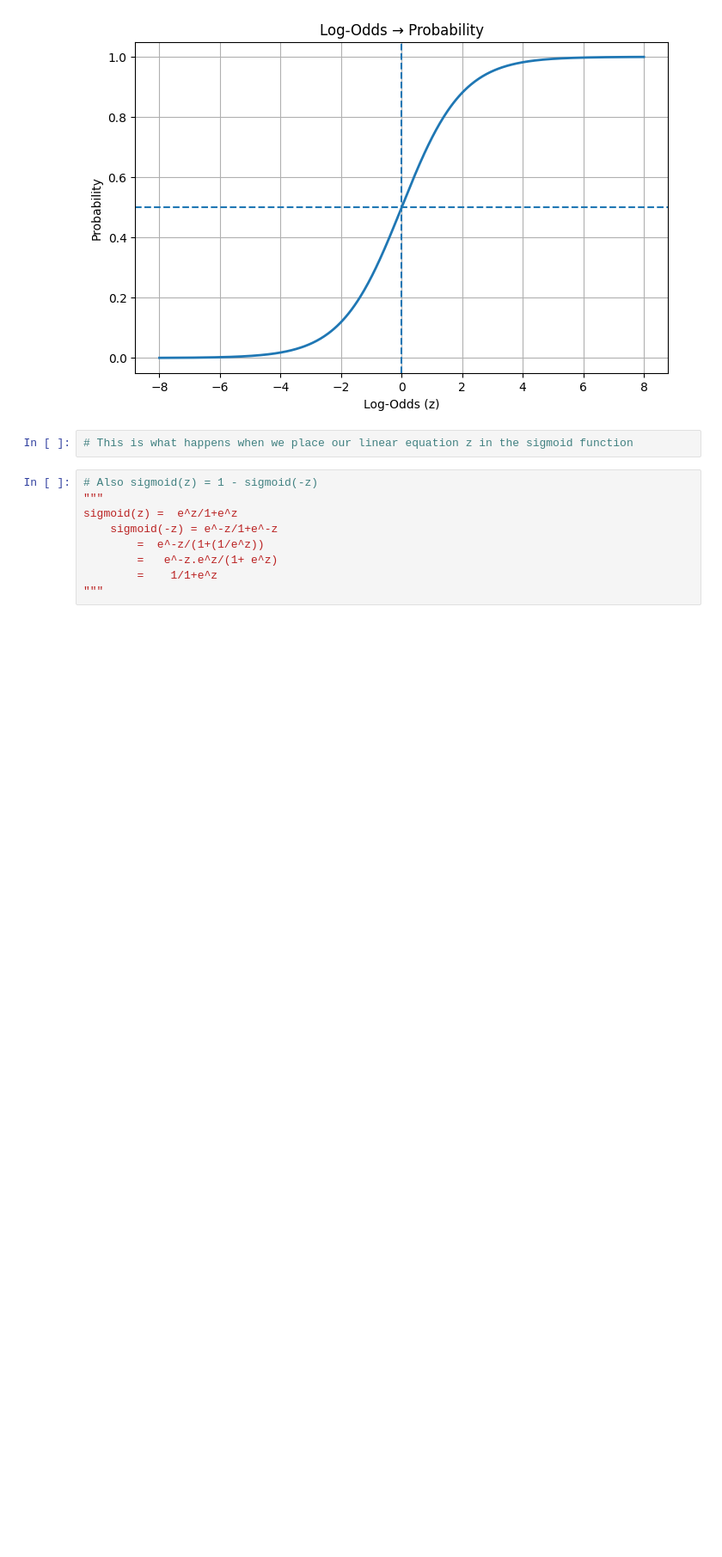
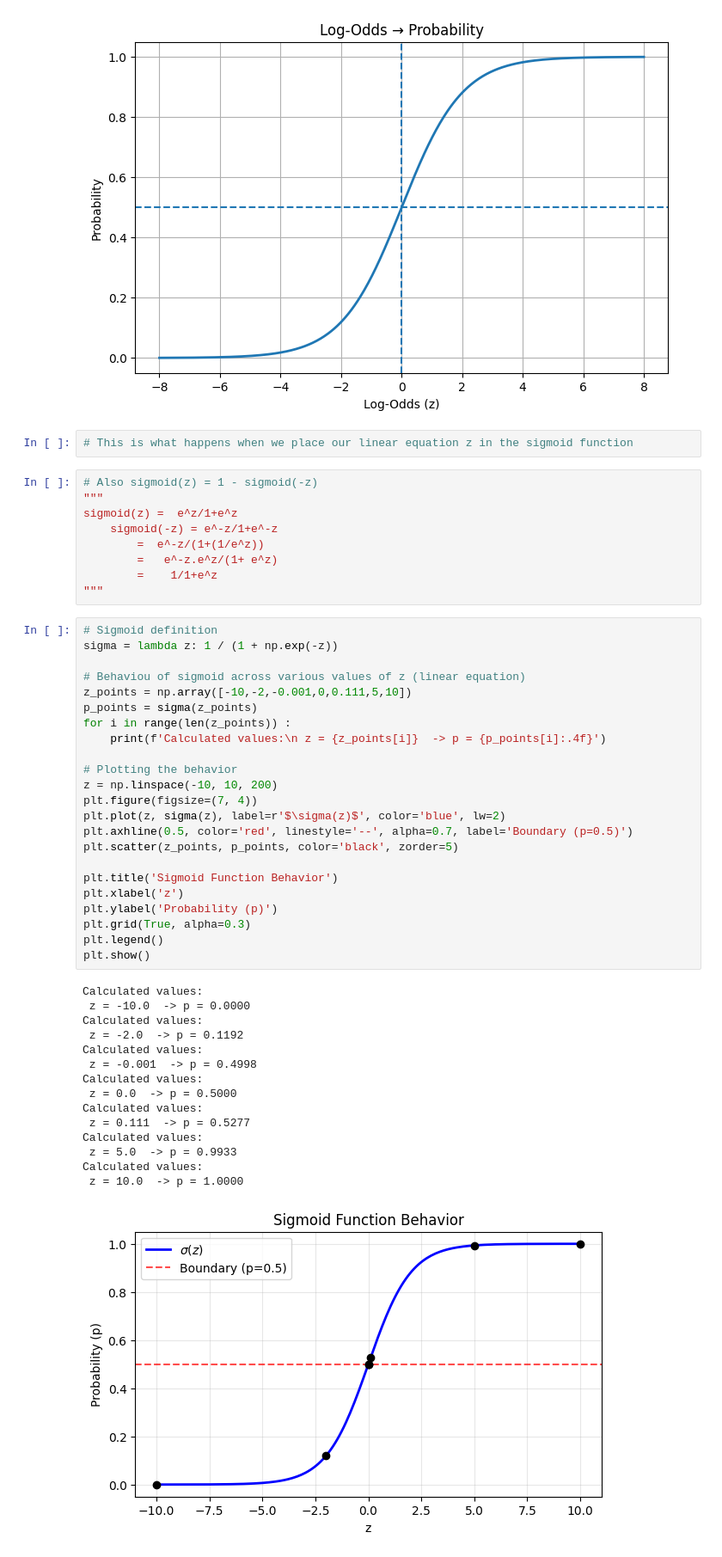
Before and after one commit to AyushDevadiga1/Machine-Learning, a Jupyter notebook: logistic-regression/LogisticRegressionDerivation.ipynb, the cells around one changed output. Shown at 86% size. Saved outputs shown, nothing was run; the diff lists cells and outputs as text; blank space fills up the shorter version.

Commit message:
Behaviou of Z when placed in sigmoid function

```diff
--- a/logistic-regression/LogisticRegressionDerivation.ipynb
+++ b/logistic-regression/LogisticRegressionDerivation.ipynb
@@ -296,3 +296,42 @@ sigmoid(z) =  e^z/1+e^z
         =   e^-z.e^z/(1+ e^z)
         =    1/1+e^z
 """
+# %%
+# Sigmoid definition
+sigma = lambda z: 1 / (1 + np.exp(-z))
+
+# Behaviou of sigmoid across various values of z (linear equation)
+z_points = np.array([-10,-2,-0.001,0,0.111,5,10])
+p_points = sigma(z_points)
+for i in range(len(z_points)) :
+    print(f'Calculated values:\n z = {z_points[i]}  -> p = {p_points[i]:.4f}')
+
+# Plotting the behavior
+z = np.linspace(-10, 10, 200)
+plt.figure(figsize=(7, 4))
+plt.plot(z, sigma(z), label=r'$\sigma(z)$', color='blue', lw=2)
+plt.axhline(0.5, color='red', linestyle='--', alpha=0.7, label='Boundary (p=0.5)')
+plt.scatter(z_points, p_points, color='black', zorder=5)
+
+plt.title('Sigmoid Function Behavior')
+plt.xlabel('z')
+plt.ylabel('Probability (p)')
+plt.grid(True, alpha=0.3)
+plt.legend()
+plt.show()
+# %% [output]
+Calculated values:
+ z = -10.0  -> p = 0.0000
+Calculated values:
+ z = -2.0  -> p = 0.1192
+Calculated values:
+ z = -0.001  -> p = 0.4998
+Calculated values:
+ z = 0.0  -> p = 0.5000
+Calculated values:
+ z = 0.111  -> p = 0.5277
+Calculated values:
+ z = 5.0  -> p = 0.9933
+Calculated values:
+ z = 10.0  -> p = 1.0000
+[figure, added]
```
Also changed, not shown: parts of 1 cell of this notebook.
